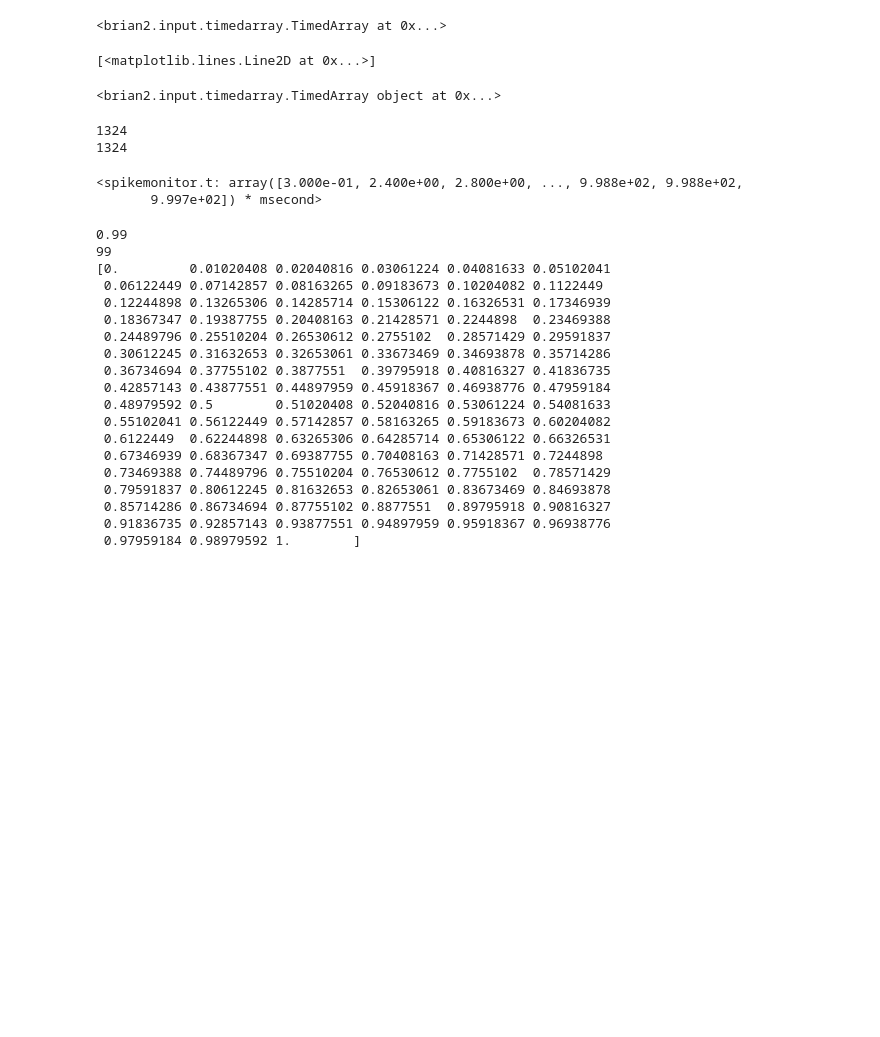
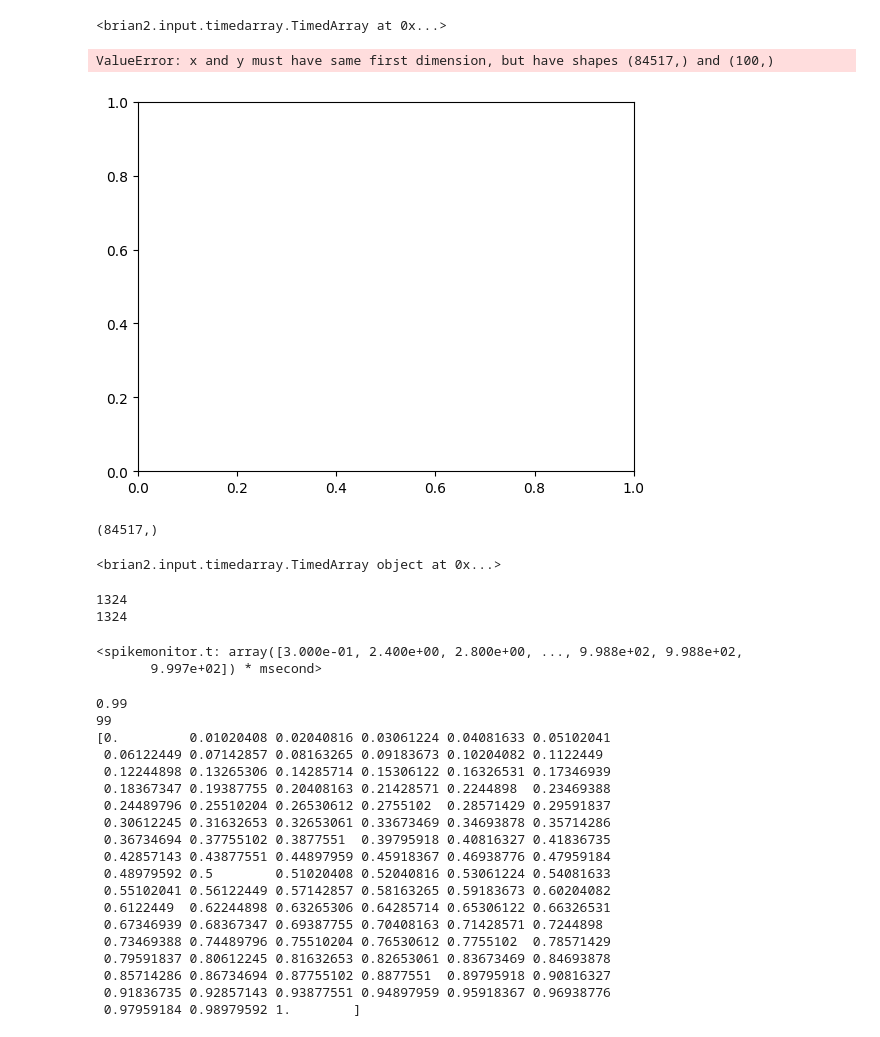
Before and after one commit to mariakesa/AbsoluteMadness, a Jupyter notebook: CrazySimulations/test2.ipynb, the cells around one changed output. Drawn from its saved outputs; the diff is of its cells as text; code cells hidden in the pictures; blank space fills up the shorter version.

```diff
--- a/CrazySimulations/test2.ipynb
+++ b/CrazySimulations/test2.ipynb
@@ -21,7 +21,7 @@ from brian2 import *
 start_scope()
 #stimulus = TimedArray(np.tile([100., 0.], 5)*Hz, dt=100.*ms)
 stimulus=TimedArray(currents[:100,0]*Hz, dt=10.*ms)
-P = PoissonGroup(70000, rates='stimulus(t)' , dt=10*ms)
+P = PoissonGroup(7000, rates='stimulus(t)' , dt=10*ms)
 
 M = SpikeMonitor(P)
 Pop=PopulationRateMonitor(P)
@@ -58,9 +60,14 @@ stimulus
 # %% [output]
 <brian2.input.timedarray.TimedArray at 0x...>
 # %%
-plot(M.t/ms, M.i, '.k')
+plot(M.t/ms, M.i[:100], '.k')
 # %% [output]
-[<matplotlib.lines.Line2D at 0x...>]
+ValueError: x and y must have same first dimension, but have shapes (84517,) and (100,)
+[figure, added]
+# %%
+M.i.shape
+# %% [output]
+(84517,)
 # %%
 print(stimulus)
 # %% [output]
```
Also changed, not shown: parts of 21 cells of this notebook, 2 other files.
